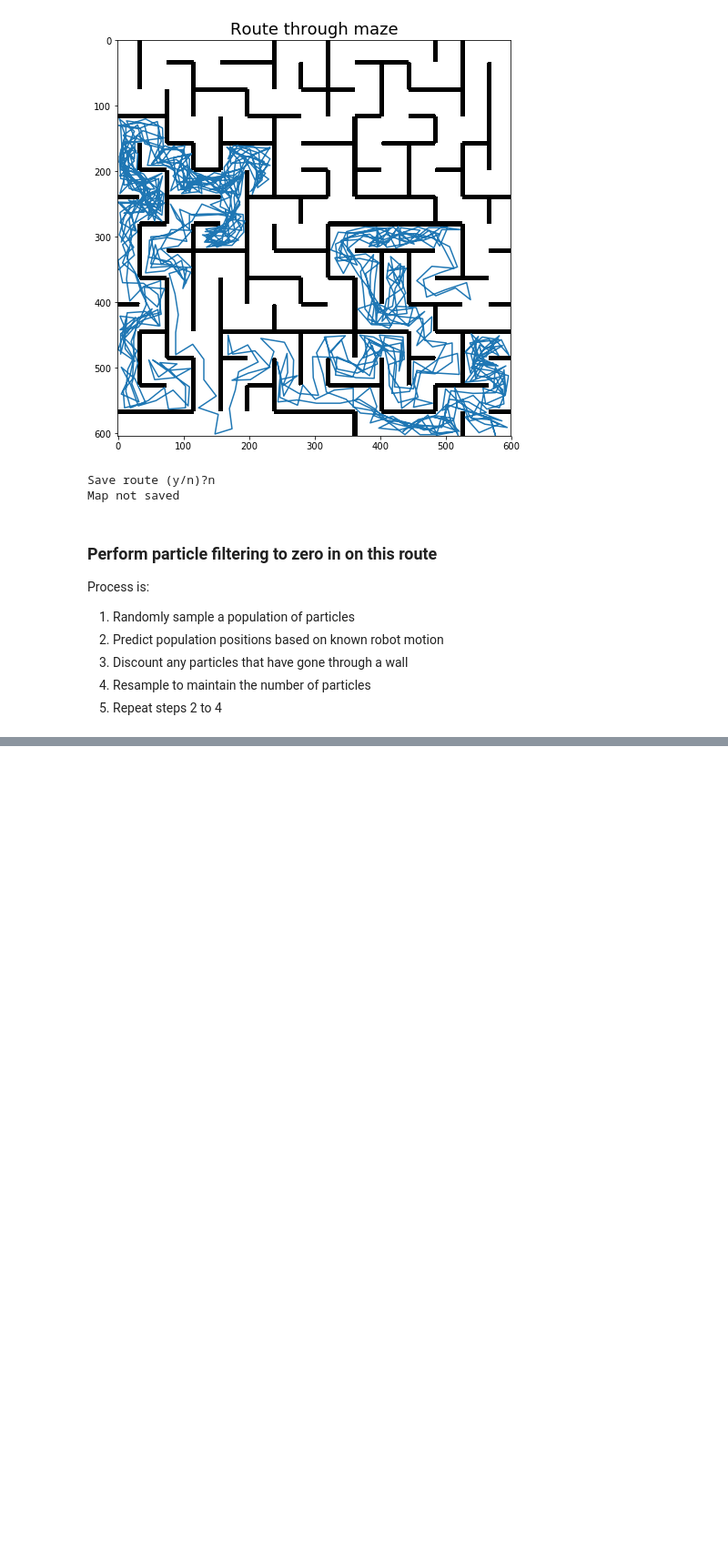
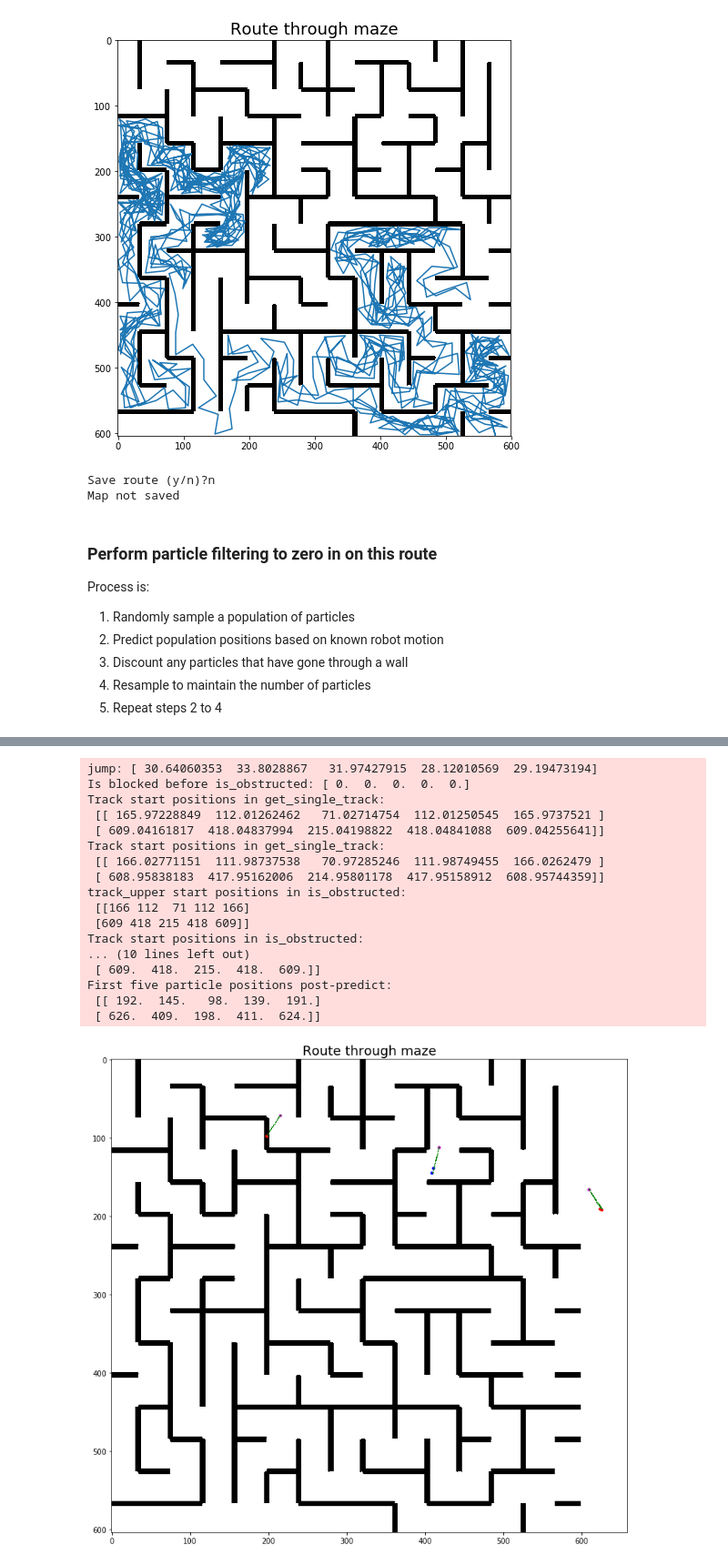
Before and after one commit to dcmchwin/particle_filter, a Jupyter notebook: notebooks/Particle Filter.ipynb, the cells around one changed output, grey strips where cells are left out. Shown at 91% size. Drawn from its saved outputs; the diff is of its cells as text; code cells hidden in the pictures; blank space fills up the shorter version.

```diff
--- a/notebooks/Particle Filter.ipynb
+++ b/notebooks/Particle Filter.ipynb
@@ -223,0 +200,37 @@ print(pop_out[:10, :])
+# %%
+# DEBUGGING
+
+pop2, debug_info = fl.predict(pop, u, Q, le_map, dt=dt)
+
+track = debug_info['track']
+tracks_to_plot = np.concatenate(track, axis=1)
+
+c = pop2[:, 3]
+
+# Setup visualisation
+fig2, ax2 = plt.subplots(figsize=(14, 12))
+ax2.imshow(im, cmap='Greys')
+ax2.plot(pop[:, 2], pop[:, 1], 'm.')
+ax2.scatter(pop2[:, 2], pop2[:, 1], c=c, cmap='bwr', s=12)
+ax2.plot(tracks_to_plot[1, :], tracks_to_plot[0, :], 'g,')
+plt.title('Route through maze', fontsize=18)
+plt.show()
+# %% [output]
+jump: [ 30.64060353  33.8028867   31.97427915  28.12010569  29.19473194]
+Is blocked before is_obstructed: [ 0.  0.  0.  0.  0.]
+Track start positions in get_single_track:
+ [[ 165.97228849  112.01262462   71.02714754  112.01250545  165.9737521 ]
+ [ 609.04161817  418.04837994  215.04198822  418.04841088  609.04255641]]
+Track start positions in get_single_track:
+ [[ 166.02771151  111.98737538   70.97285246  111.98749455  166.0262479 ]
+ [ 608.95838183  417.95162006  214.95801178  417.95158912  608.95744359]]
+track_upper start positions in is_obstructed:
+ [[166 112  71 112 166]
+ [609 418 215 418 609]]
+Track start positions in is_obstructed:
+... (10 lines left out)
+ [ 609.  418.  215.  418.  609.]]
+First five particle positions post-predict:
+ [[ 192.  145.   98.  139.  191.]
+ [ 626.  409.  198.  411.  624.]]
+[figure, added]
```
Also changed, not shown: parts of 6 cells of this notebook, 4 other files.
